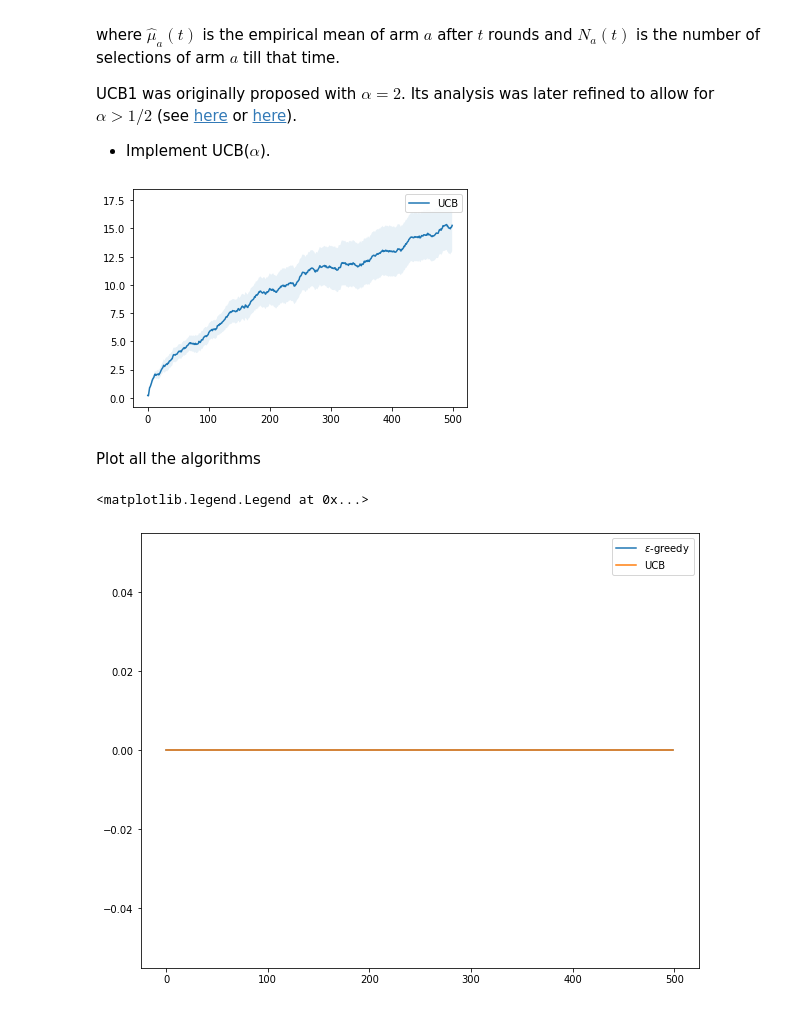
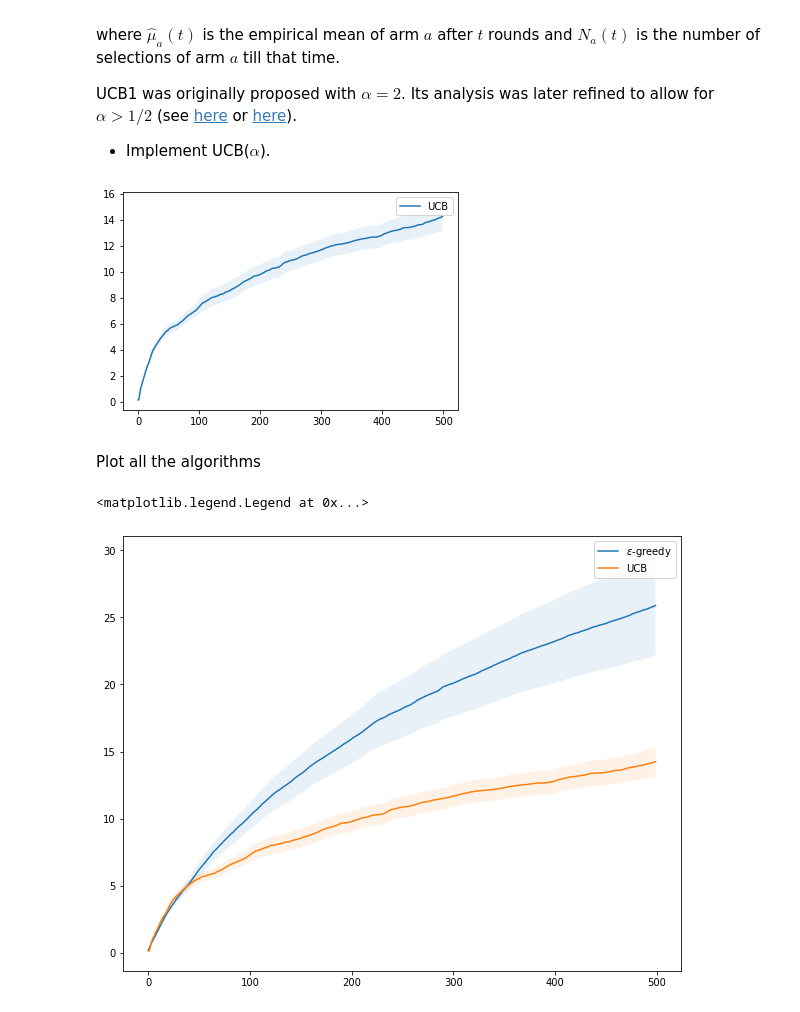
Before and after one commit to Kabongosalomon/Introduction-RL, a Jupyter notebook: Session 04/AMMI_(MAB)_Exercise.ipynb, the cells around one changed output. Drawn from its saved outputs; the diff is of its cells as text; code cells hidden in the pictures.

```diff
--- a/Session 04/AMMI_(MAB)_Exercise.ipynb
+++ b/Session 04/AMMI_(MAB)_Exercise.ipynb
@@ -84,7 +84,10 @@ for it in range(nb_repetitions):
       N[a] += 1
       mu_hat[a] = cum_rew[a] / N[a]
 
-      regret[it, tt] = mu_max - r
+      # regret[it, tt] = mu_max - r
+      # or, to reduce noise
+      regret[it, tt] = mu_max - MAB[a].mean
+
 
 
 cum_regret = np.cumsum(regret, axis=1)
@@ -128,36 +131,36 @@ for it in range(nb_repetitions):
       # choose an arm
       # we need to compute mu_hat + confidence_bound and take the argmax
       mu_hat = cum_rew/np.maximum(N, 1)
       a = np.argmax( mu_hat + confidence_bound )
 
       # sample from this arm
       r = MAB[a].sample()
       # update the statitics (mu_hat)
       cum_rew[a] += r
       N[a] += 1
       mu_hat[a] = cum_rew[a] / N[a]
       # update confidence bound
       confidence_bound[a] = np.sqrt(alpha*np.log1p(tt)/N[a])
 
-      regret[it, tt] = mu_max - r
+      # regret[it, tt] = mu_max - r
 
       # or, to reduce noise
-      # regret[it, tt] = mu_max - MAB[a].mean
+      regret[it, tt] = mu_max - MAB[a].mean
 
 cum_regret = np.cumsum(regret, axis=1)
 mean_regret = cum_regret.mean(axis=0)
 std = cum_regret.std(axis=0) / np.sqrt(nb_repetitions)
 
 plt.plot(mean_regret, label="UCB")
 plt.fill_between(np.arange(T), mean_regret + std, mean_regret - std, alpha=0.1)
 plt.legend()
 
 
 # save current regret
 regret_UCB = mean_regret
 std_UCB= std
 # %% [output]
-[figure, old version]
+[figure, new version]
 # %% [markdown]
 Plot all the algorithms
 # %%
@@ -169,4 +172,4 @@ plt.fill_between(np.arange(T), regret_UCB + std_UCB, regret_UCB - std_UCB, alpha
 plt.legend()
 # %% [output]
 <matplotlib.legend.Legend at 0x...>
-[figure, old version]
+[figure, new version]
```
Also changed, not shown: parts of 1 cell of this notebook.
